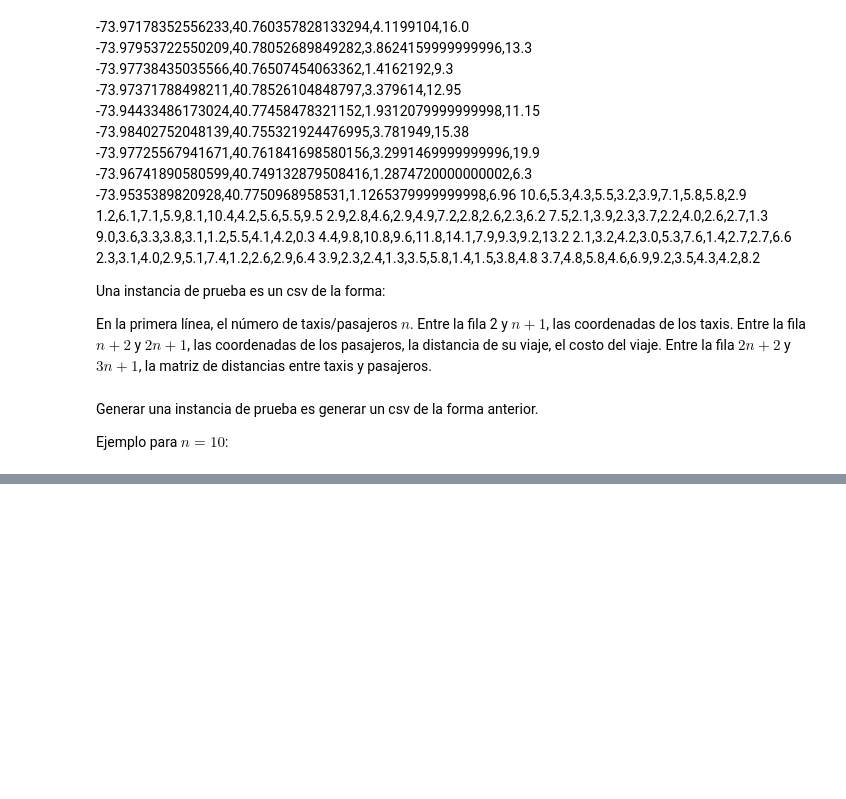
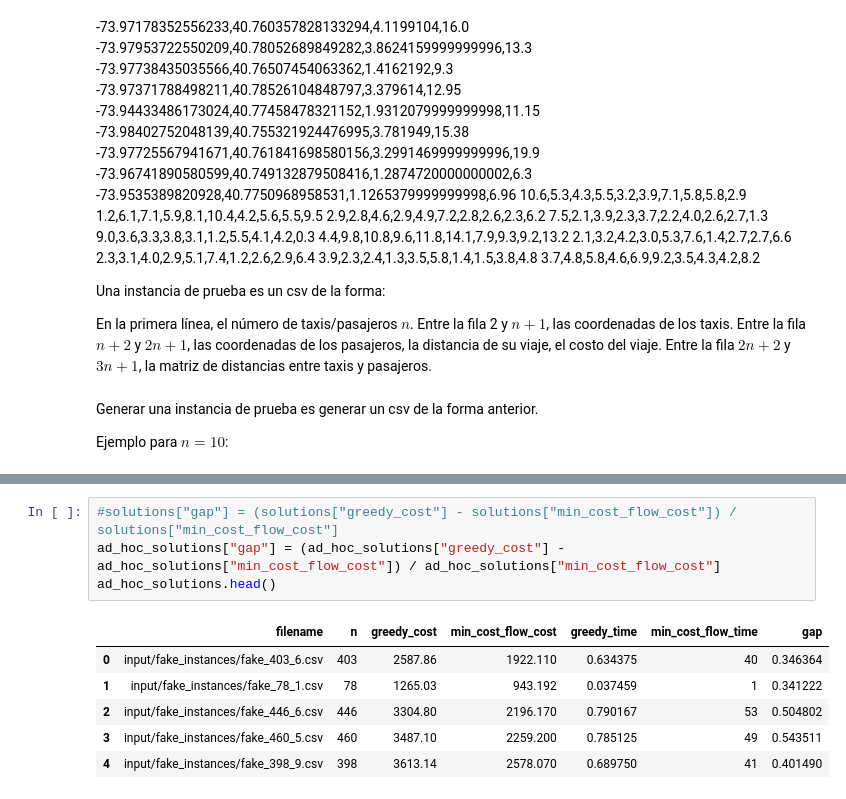
Before and after one commit to Luquish/TP1_TDV, a Jupyter notebook: src/scripts/experimentacion.ipynb, the cells around one changed output, grey strips where cells are left out. Drawn from its saved outputs; the diff is of its cells as text; blank space fills up the shorter version.

```diff
--- a/src/scripts/experimentacion.ipynb
+++ b/src/scripts/experimentacion.ipynb
@@ -229,0 +268,11 @@ for n in range(2, 501):
+# %%
+#solutions["gap"] = (solutions["greedy_cost"] - solutions["min_cost_flow_cost"]) / solutions["min_cost_flow_cost"]
+ad_hoc_solutions["gap"] = (ad_hoc_solutions["greedy_cost"] - ad_hoc_solutions["min_cost_flow_cost"]) / ad_hoc_solutions["min_cost_flow_cost"]
+ad_hoc_solutions.head()
+# %% [output]
+|  | filename | n | greedy_cost | min_cost_flow_cost | greedy_time | min_cost_flow_time | gap |
+| 0 | input/fake_instances/fake_403_6.csv | 403 | 2587.86 | 1922.110 | 0.634375 | 40 | 0.346364 |
+| 1 | input/fake_instances/fake_78_1.csv | 78 | 1265.03 | 943.192 | 0.037459 | 1 | 0.341222 |
+| 2 | input/fake_instances/fake_446_6.csv | 446 | 3304.80 | 2196.170 | 0.790167 | 53 | 0.504802 |
+| 3 | input/fake_instances/fake_460_5.csv | 460 | 3487.10 | 2259.200 | 0.785125 | 49 | 0.543511 |
+| 4 | input/fake_instances/fake_398_9.csv | 398 | 3613.14 | 2578.070 | 0.689750 | 41 | 0.401490 |
```
Also changed, not shown: parts of 21 cells of this notebook, 5 other files.
